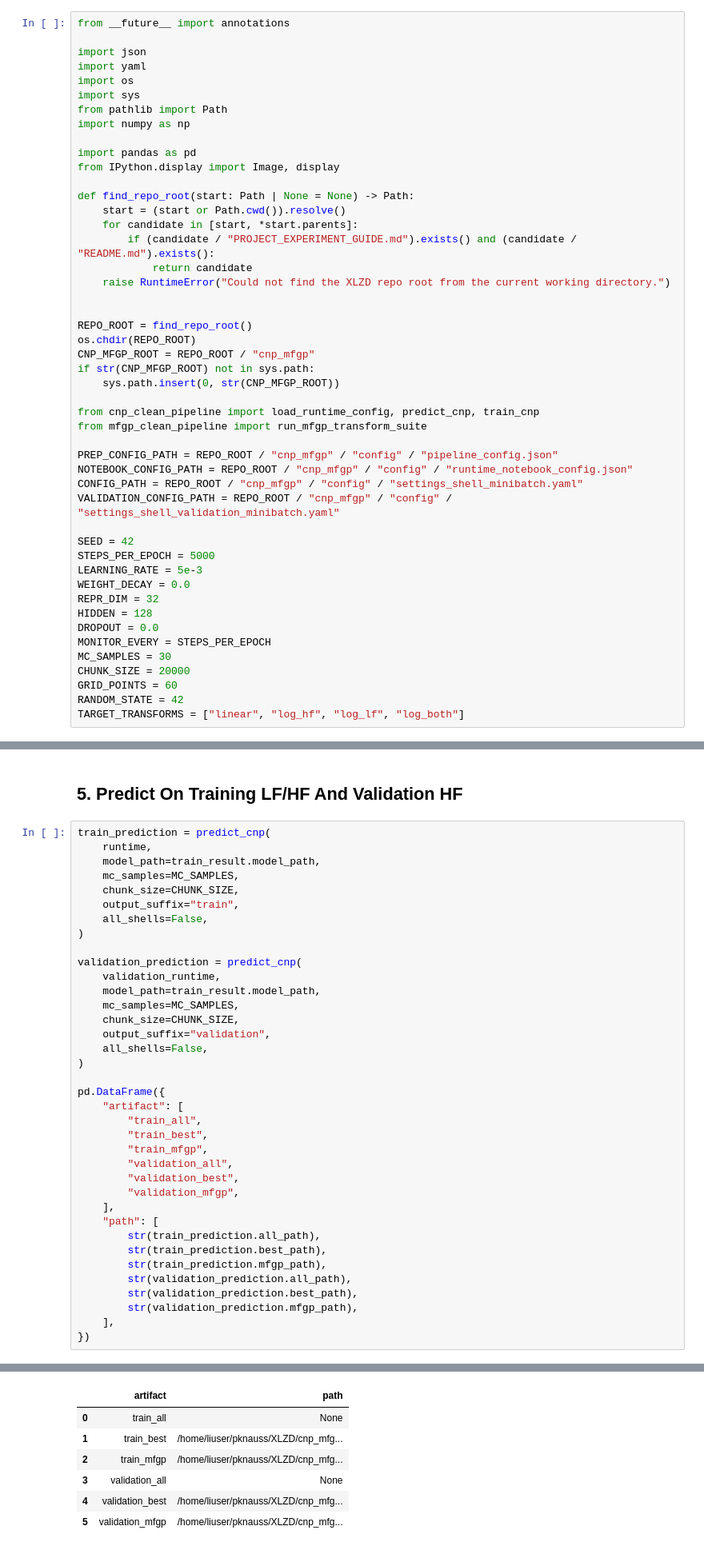
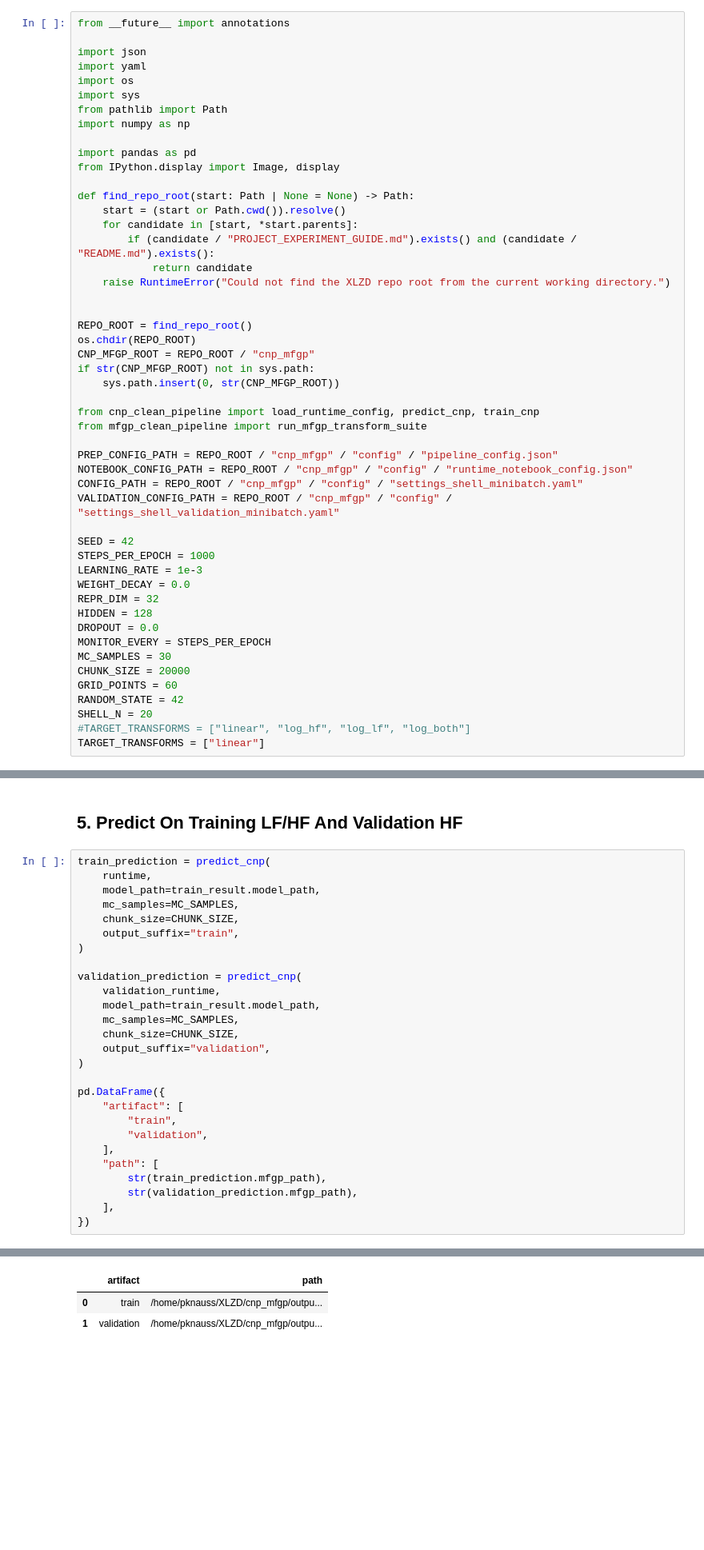
Before and after one commit to apatnaik0/XLZD, a Jupyter notebook: cnp_mfgp/notebooks/CNP_full_workflow.ipynb, the cells around one changed output, grey strips where cells are left out. Shown at 80% size. Drawn from its saved outputs; the diff is of its cells as text; blank space fills up the shorter version.

```diff
--- a/cnp_mfgp/notebooks/CNP_full_workflow.ipynb
+++ b/cnp_mfgp/notebooks/CNP_full_workflow.ipynb
@@ -46,8 +46,8 @@ CONFIG_PATH = REPO_ROOT / "cnp_mfgp" / "config" / "settings_shell_minibatch.yaml
 VALIDATION_CONFIG_PATH = REPO_ROOT / "cnp_mfgp" / "config" / "settings_shell_validation_minibatch.yaml"
 
 SEED = 42
-STEPS_PER_EPOCH = 5000
-LEARNING_RATE = 5e-3
+STEPS_PER_EPOCH = 1000
+LEARNING_RATE = 1e-3
 WEIGHT_DECAY = 0.0
 REPR_DIM = 32
 HIDDEN = 128
@@ -57,7 +57,9 @@ MC_SAMPLES = 30
 CHUNK_SIZE = 20000
 GRID_POINTS = 60
 RANDOM_STATE = 42
-TARGET_TRANSFORMS = ["linear", "log_hf", "log_lf", "log_both"]
+SHELL_N = 20
+#TARGET_TRANSFORMS = ["linear", "log_hf", "log_lf", "log_both"]
+TARGET_TRANSFORMS = ["linear"]
 # %% [markdown]
 ## 1. Choose Notebook Parameters
 
@@ -267,7 +265,6 @@ train_prediction = predict_cnp(
     mc_samples=MC_SAMPLES,
     chunk_size=CHUNK_SIZE,
     output_suffix="train",
-    all_shells=False,
 )
 
 validation_prediction = predict_cnp(
@@ -276,24 +273,15 @@ validation_prediction = predict_cnp(
     mc_samples=MC_SAMPLES,
     chunk_size=CHUNK_SIZE,
     output_suffix="validation",
-    all_shells=False,
 )
 
 pd.DataFrame({
     "artifact": [
-        "train_all",
-        "train_best",
-        "train_mfgp",
-        "validation_all",
-        "validation_best",
-        "validation_mfgp",
+        "train",
+        "validation",
     ],
     "path": [
-        str(train_prediction.all_path),
-        str(train_prediction.best_path),
         str(train_prediction.mfgp_path),
-        str(validation_prediction.all_path),
-        str(validation_prediction.best_path),
         str(validation_prediction.mfgp_path),
     ],
 })
@@ -319,11 +303,7 @@ Best-shell CSV: /home/liuser/pknauss/XLZD/cnp_mfgp/outputs/cnp/cnp_xlzd_shell_v1
 ================================================================================
 |  | artifact | path |
-| 0 | train_all | None |
-| 1 | train_best | /home/liuser/pknauss/XLZD/cnp_mfg... |
-| 2 | train_mfgp | /home/liuser/pknauss/XLZD/cnp_mfg... |
-| 3 | validation_all | None |
-| 4 | validation_best | /home/liuser/pknauss/XLZD/cnp_mfg... |
-| 5 | validation_mfgp | /home/liuser/pknauss/XLZD/cnp_mfg... |
+| 0 | train | /home/pknauss/XLZD/cnp_mfgp/outpu... |
+| 1 | validation | /home/pknauss/XLZD/cnp_mfgp/outpu... |
 # %% [markdown]
 ## 6. Inspect CNP Outputs
 # %%
```
Also changed, not shown: parts of 8 cells of this notebook, 6 other files.
